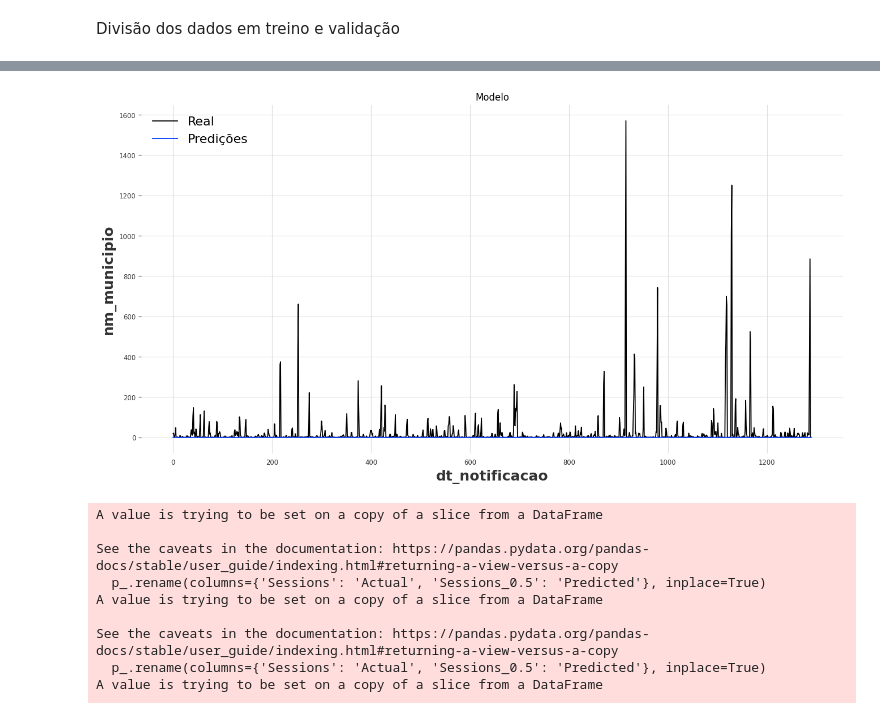
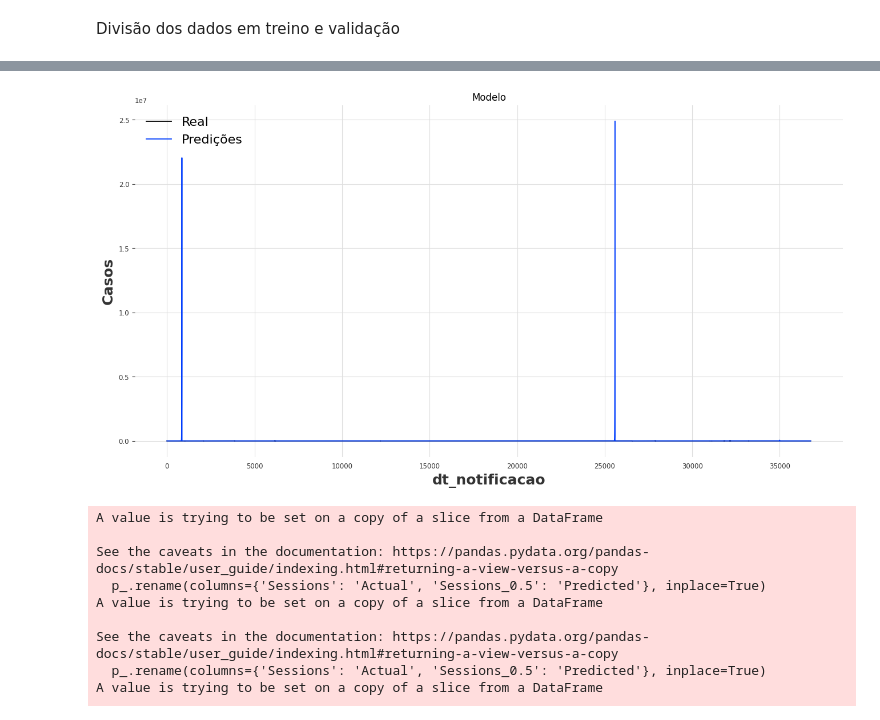
Before and after one commit to Kenzo-Sugai/PrevisaoCasosDengueSP, a Jupyter notebook: Python/Kalman/testeKalman.ipynb, the cells around one changed output, grey strips where cells are left out. Saved outputs shown, nothing was run; the diff lists cells and outputs as text; code cells hidden in the pictures.

```diff
--- a/Python/Kalman/testeKalman.ipynb
+++ b/Python/Kalman/testeKalman.ipynb
@@ -24,7 +24,7 @@ from darts import TimeSeries # type: ignore
 series_names = train['nm_municipio'].unique()
 #cria uma serie temporal a partir de um dataframe.
 # Cada série temporal representa a evolução de um valor ao longo do tempo para um grupo específico (neste caso, um tipo de dispositivo)
-train_series = TimeSeries.from_group_dataframe(train, time_col='dt_notificacao', value_cols=['casos'], group_cols=['nm_municipio'], freq='D', fill_missing_dates=True, fillna_value=0.)
+train_series = TimeSeries.from_group_dataframe(train, time_col='dt_notificacao', value_cols=['casos'], group_cols=['nm_municipio'], fill_missing_dates=False, fillna_value=0.)
 # %%
 from darts.models import KalmanForecaster # type: ignore
 # %%
@@ -37,7 +37,7 @@ for i, series in enumerate(train_series):
         print("epoch:", i)
 
         # Initialize KalmanForecaster with dim_x=1
-        model = KalmanForecaster(dim_x=2)
+        model = KalmanForecaster(dim_x=1)
 
         # Fit the model on the current time series
         model.fit(series=series)
@@ -51,12 +51,22 @@ for i, series in enumerate(train_series):
         # Add the 'nm_municipio' column
         p['nm_municipio'] = series_names[i]
 
+        # print(p)
+        # print(series.time_index)
+        # print(series)
+
+        # break
+
         # Append predictions to list
         preds.append(p)
 
     except Exception as exp:
         print(f"Error at epoch {i}: {exp}")
 
+        # 2019-10-06     -9.123956   Adamantina
+        # 2019-10-06     -64.456469   Adamantina
+
+
 # Concatenate predictions and rename 'casos' to 'Predicted'
 preds = pd.concat(preds, axis=0, ignore_index=False).rename(columns={'casos': 'Predicted'})
 # %% [output]
@@ -126,14 +150,14 @@ preds
 # %%
 plt.figure(figsize =(16, 8))
 plt.title('Modelo')
 plt.xlabel('dt_notificacao', fontsize = 18)
-plt.ylabel("nm_municipio", fontsize = 18)
-plt.plot(preds[['casos']])
+plt.ylabel("Casos", fontsize = 18)
+plt.plot(preds['casos'])
 plt.plot(preds[['Predicted']])
 plt.legend(['Real', 'Predições'], loc=2, prop={'size': 16})
 plt.show()
 # %% [output]
-[figure, old version]
+[figure, new version]
 # %%
 from darts.models import KalmanForecaster
 
```
Also changed, not shown: parts of 6 cells of this notebook.
